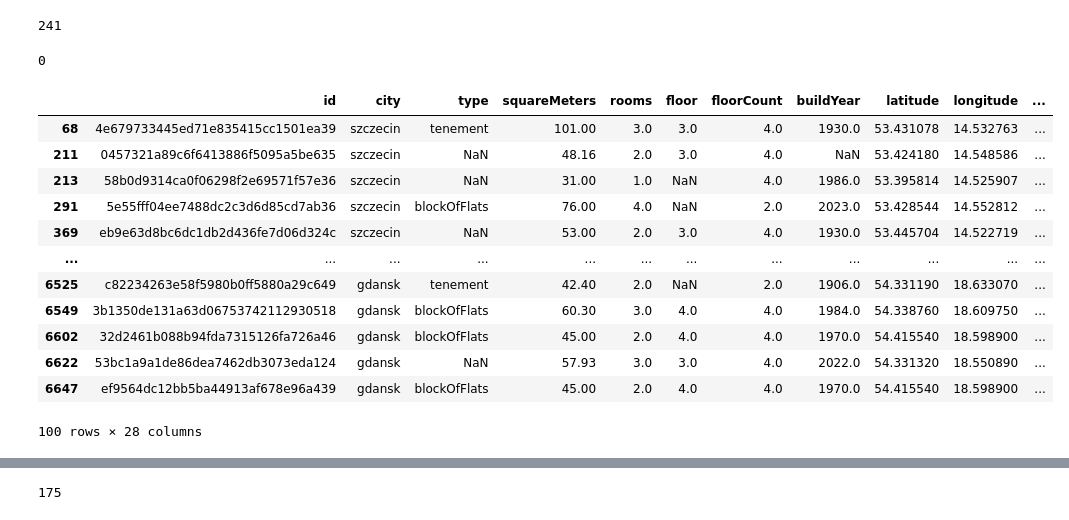
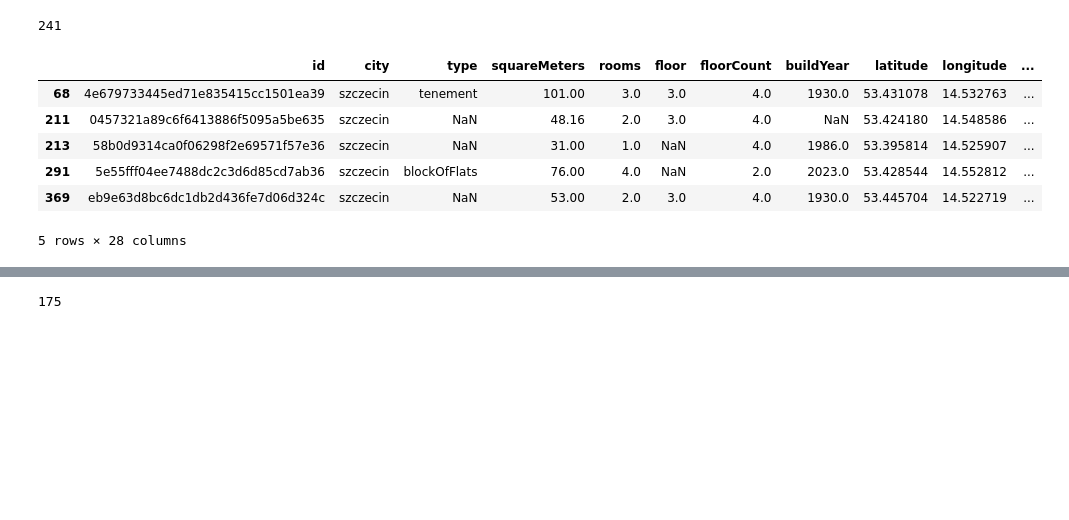
Before and after one commit to Roger1121/FlatAI, a Jupyter notebook: DataAnalysis.ipynb, the cells around one changed output, grey strips where cells are left out. Drawn from its saved outputs; the diff is of its cells as text; code cells hidden in the pictures; blank space fills up the shorter version.

```diff
--- a/DataAnalysis.ipynb
+++ b/DataAnalysis.ipynb
@@ -428,25 +353,14 @@ aug_test2 = data_AUG.drop(columns=["id", "price"])
 len(aug_test2.loc[aug_test2.duplicated()])
 # %% [output]
 241
-# %%
-aug_test3 = data_AUG.drop(columns=["price"])
-len(aug_test3.loc[aug_test3.duplicated()])
-# %% [output]
-0
 # %%
-data_AUG.loc[aug_test.duplicated()].head(100)
+data_AUG.loc[aug_test.duplicated()].head()
 # %% [output]
 |  | id | city | type | squareMeters | rooms | floor | floorCount | buildYear | latitude | longitude | ... |
 | 68 | 4e679733445ed71e835415cc1501ea39 | szczecin | tenement | 101.00 | 3.0 | 3.0 | 4.0 | 1930.0 | 53.431078 | 14.532763 | ... |
 | 211 | 0457321a89c6f6413886f5095a5be635 | szczecin | NaN | 48.16 | 2.0 | 3.0 | 4.0 | NaN | 53.424180 | 14.548586 | ... |
 | 213 | 58b0d9314ca0f06298f2e69571f57e36 | szczecin | NaN | 31.00 | 1.0 | NaN | 4.0 | 1986.0 | 53.395814 | 14.525907 | ... |
 | 291 | 5e55fff04ee7488dc2c3d6d85cd7ab36 | szczecin | blockOfFlats | 76.00 | 4.0 | NaN | 2.0 | 2023.0 | 53.428544 | 14.552812 | ... |
 | 369 | eb9e63d8bc6dc1db2d436fe7d06d324c | szczecin | NaN | 53.00 | 2.0 | 3.0 | 4.0 | 1930.0 | 53.445704 | 14.522719 | ... |
-| ... | ... | ... | ... | ... | ... | ... | ... | ... | ... | ... | ... |
-| 6525 | c82234263e58f5980b0ff5880a29c649 | gdansk | tenement | 42.40 | 2.0 | NaN | 2.0 | 1906.0 | 54.331190 | 18.633070 | ... |
-| 6549 | 3b1350de131a63d06753742112930518 | gdansk | blockOfFlats | 60.30 | 3.0 | 4.0 | 4.0 | 1984.0 | 54.338760 | 18.609750 | ... |
-| 6602 | 32d2461b088b94fda7315126fa726a46 | gdansk | blockOfFlats | 45.00 | 2.0 | 4.0 | 4.0 | 1970.0 | 54.415540 | 18.598900 | ... |
-| 6622 | 53bc1a9a1de86dea7462db3073eda124 | gdansk | NaN | 57.93 | 3.0 | 3.0 | 4.0 | 2022.0 | 54.331320 | 18.550890 | ... |
-| 6647 | ef9564dc12bb5ba44913af678e96a439 | gdansk | blockOfFlats | 45.00 | 2.0 | 4.0 | 4.0 | 1970.0 | 54.415540 | 18.598900 | ... |
-100 rows × 28 columns
+5 rows × 28 columns
 # %%
```
Also changed, not shown: parts of 38 cells of this notebook.
